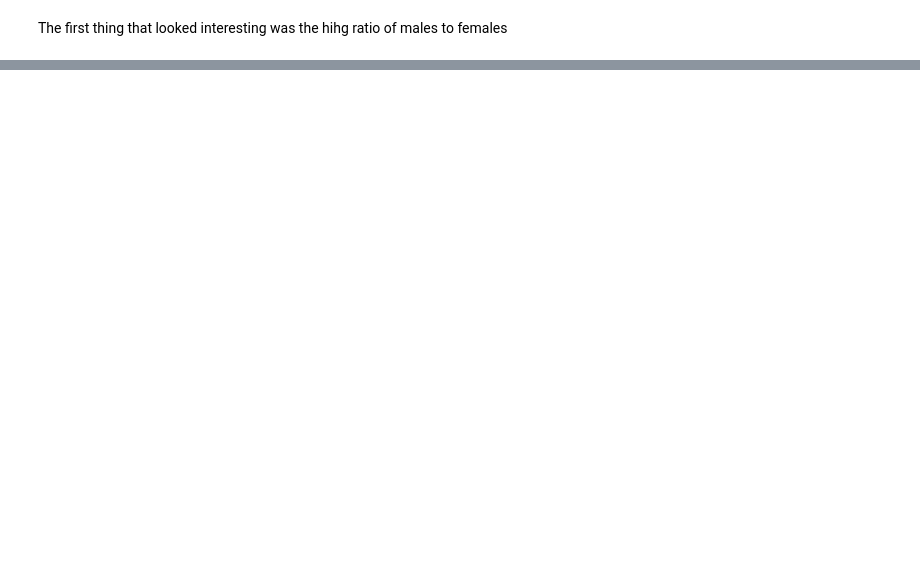
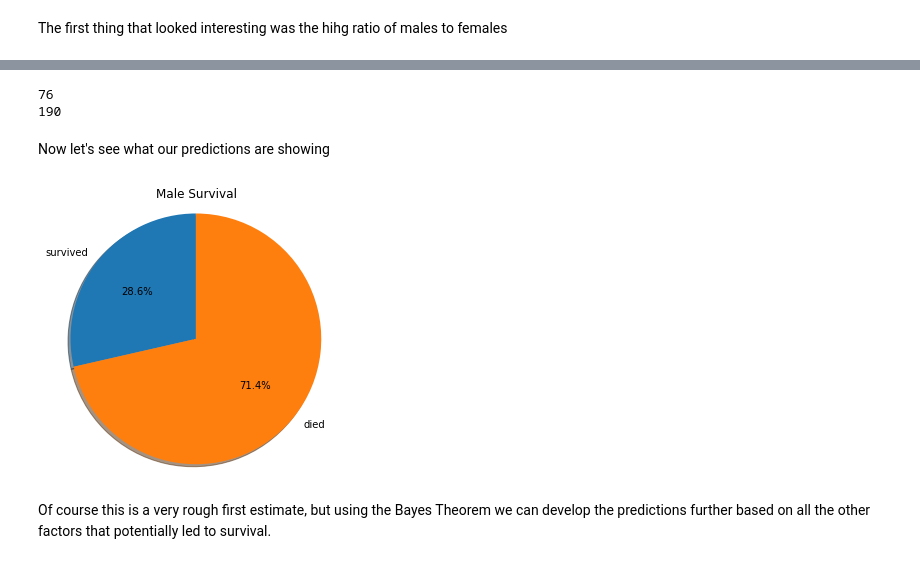
Before and after one commit to cstml/kaggle-titanic, a Jupyter notebook: Titanic Kaggle Competition.ipynb, the cells around one changed output, grey strips where cells are left out. Saved outputs shown, nothing was run; the diff lists cells and outputs as text; code cells hidden in the pictures; blank space fills up the shorter version.

Commit message:
First Forecast

```diff
--- a/Titanic Kaggle Competition.ipynb
+++ b/Titanic Kaggle Competition.ipynb
@@ -274,0 +319,6 @@ plt.show()
+# %%
+testData = pd.read_csv('./Data/test.csv')
+
+testData=testData.drop(columns = ['PassengerId']) #clean the data again
+
+testData.insert(0,column="Survived",value=True)
@@ -274,0 +327,4 @@ plt.show()
+# %%
+random.seed(3)
+testData["Chance"] = np.random.uniform(1, 100, testData.shape[0])
+testData.Chance.describe()
@@ -274,0 +341,39 @@ plt.show()
+# %%
+FGSurvived = 0
+MGSurvived = 0
+
+TestMen = testData.loc[testData.Sex == 'male']
+
+
+Survived  = TestMen.loc[TestMen.Chance < Pmen]
+NSurvived = TestMen.loc[TestMen.Chance >= Pmen]
+for a in NSurvived.Survived:
+    a = False
+
+
+numberSurvived = Survived.Survived.count()
+numberNSurvived = NSurvived.Survived.count()
+
+print (numberSurvived)
+print (numberNSurvived)
+# %% [output]
+76
+190
+# %% [markdown]
+Now let's see what our predictions are showing
+# %%
+tmp = [numberSurvived,numberNSurvived] # Tidy way of extracting the distribution
+
+
+labels = {"survived","died"}
+fig1, ax1 = plt.subplots(1,figsize=(5, 5))
+ax1.set_title("Male Survival")
+ax1.pie(tmp, labels=labels, autopct='%1.1f%%',
+        shadow=True, startangle=90)
+ax1.axis('equal')
+
+plt.show()
+# %% [output]
+[figure, added]
+# %% [markdown]
+Of course this is a very rough first estimate, but using the Bayes Theorem we can develop the predictions further based on all the other factors that potentially led to survival.
```
Also changed, not shown: parts of 16 cells of this notebook.
